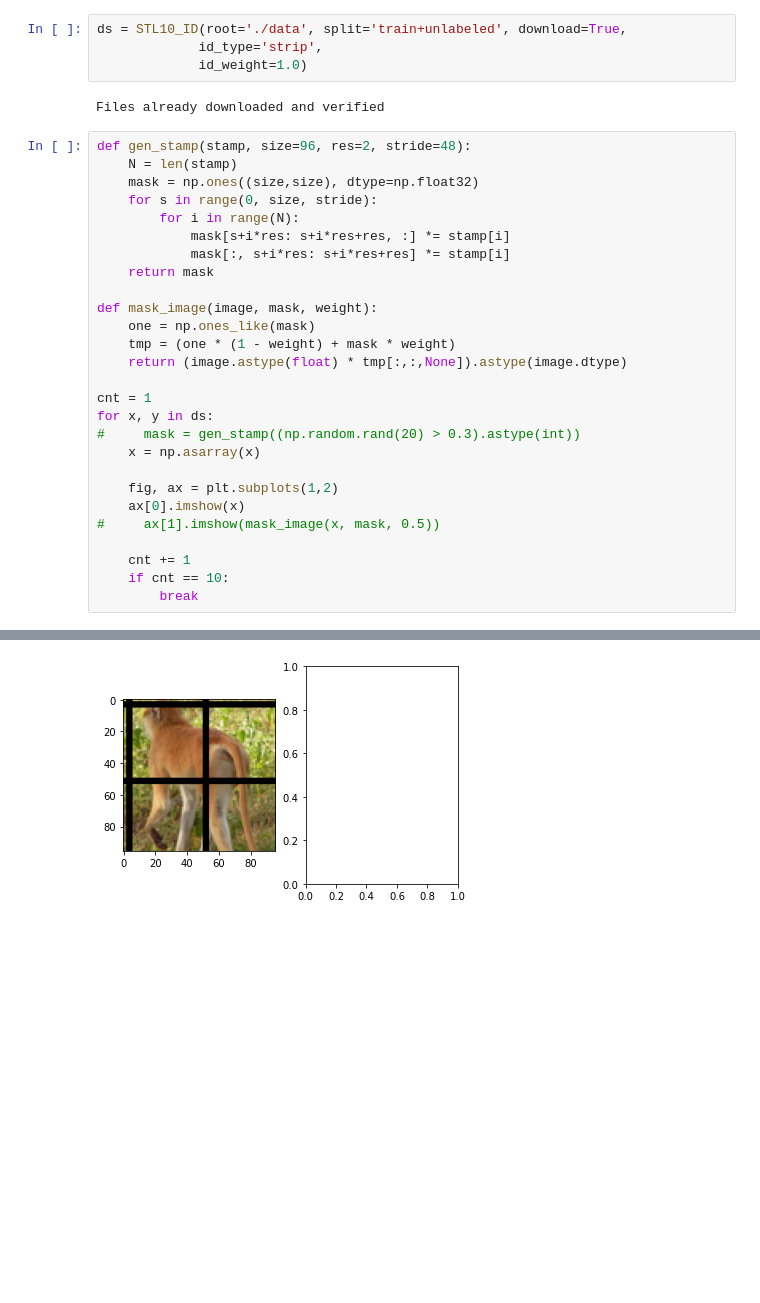
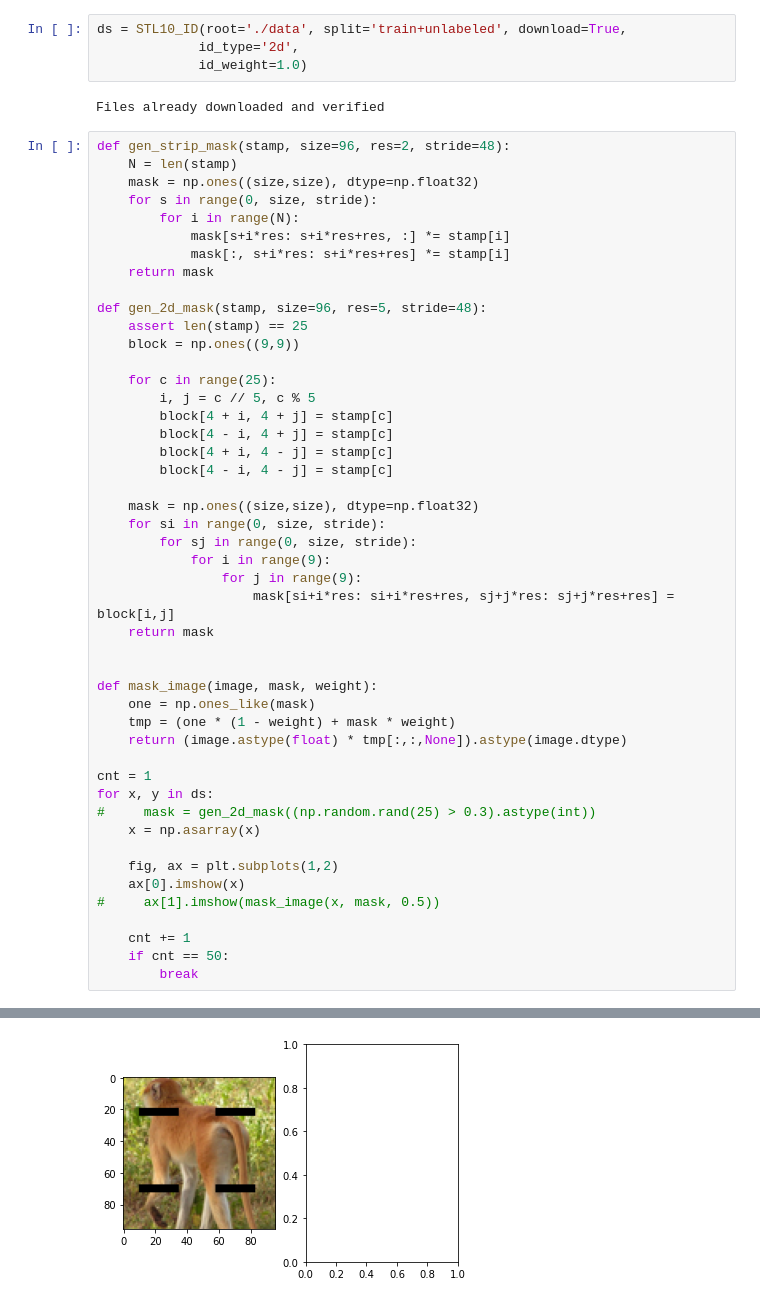
Before and after one commit to hehaodele/self_supervised, a Jupyter notebook: identity_mask.ipynb, the cells around one changed output, grey strips where cells are left out. Cells and saved outputs as stored; diff of their text form; blank space fills up the shorter version.

```diff
--- a/identity_mask.ipynb
+++ b/identity_mask.ipynb
@@ -5,12 +5,12 @@ import numpy as np
 import matplotlib.pyplot as plt
 # %%
 ds = STL10_ID(root='./data', split='train+unlabeled', download=True,
-             id_type='strip',
+             id_type='2d',
              id_weight=1.0)
 # %% [output]
 Files already downloaded and verified
 # %%
-def gen_stamp(stamp, size=96, res=2, stride=48):
+def gen_strip_mask(stamp, size=96, res=2, stride=48):
     N = len(stamp)
     mask = np.ones((size,size), dtype=np.float32)
     for s in range(0, size, stride):
@@ -19,6 +19,26 @@ def gen_stamp(stamp, size=96, res=2, stride=48):
             mask[:, s+i*res: s+i*res+res] *= stamp[i]
     return mask
 
+def gen_2d_mask(stamp, size=96, res=5, stride=48):
+    assert len(stamp) == 25
+    block = np.ones((9,9))
+
+    for c in range(25):
+        i, j = c // 5, c % 5
+        block[4 + i, 4 + j] = stamp[c]
+        block[4 - i, 4 + j] = stamp[c]
+        block[4 + i, 4 - j] = stamp[c]
+        block[4 - i, 4 - j] = stamp[c]
+
+    mask = np.ones((size,size), dtype=np.float32)
+    for si in range(0, size, stride):
+        for sj in range(0, size, stride):
+            for i in range(9):
+                for j in range(9):
+                    mask[si+i*res: si+i*res+res, sj+j*res: sj+j*res+res] = block[i,j]
+    return mask
+
+
 def mask_image(image, mask, weight):
     one = np.ones_like(mask)
     tmp = (one * (1 - weight) + mask * weight)
@@ -26,7 +46,7 @@ def mask_image(image, mask, weight):
 
 cnt = 1
 for x, y in ds:
-#     mask = gen_stamp((np.random.rand(20) > 0.3).astype(int))
+#     mask = gen_2d_mask((np.random.rand(25) > 0.3).astype(int))
     x = np.asarray(x)
 
     fig, ax = plt.subplots(1,2)
@@ -34,6 +54,6 @@ for x, y in ds:
 #     ax[1].imshow(mask_image(x, mask, 0.5))
 
     cnt += 1
-    if cnt == 10:
+    if cnt == 50:
         break
 # %% [output]
@@ -46 +66 @@ for x, y in ds:
-[figure, old version]
+[figure, new version]
```
Also changed, not shown: parts of 1 cell of this notebook, 3 other files.
